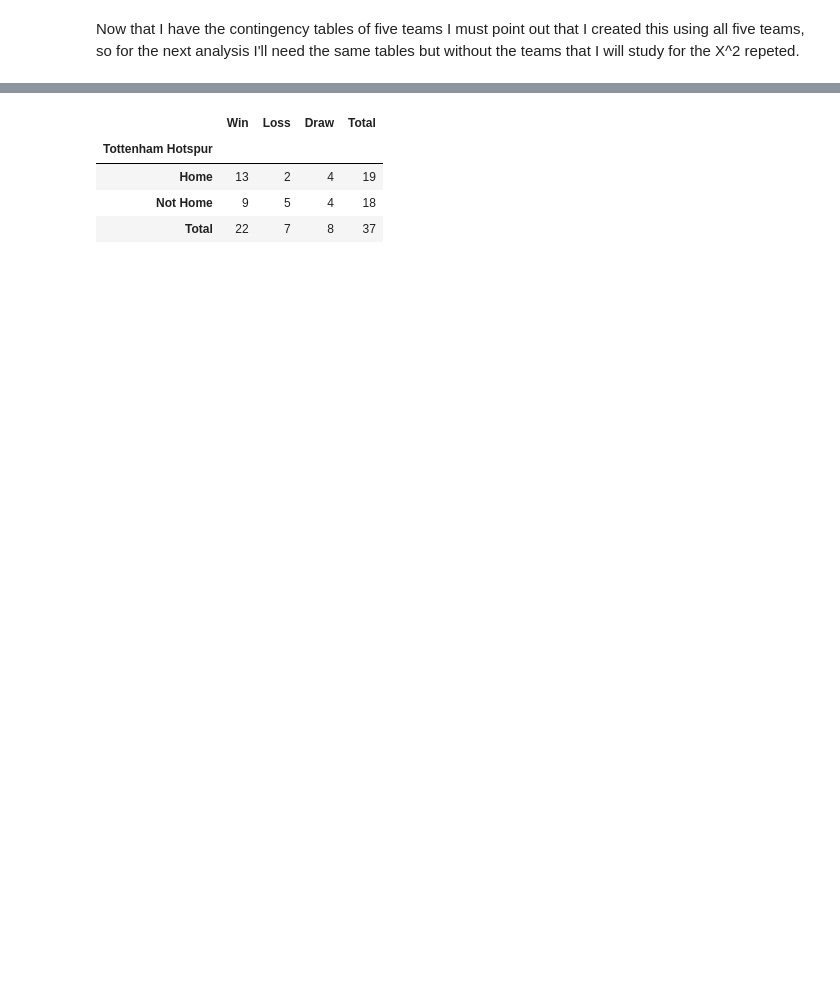
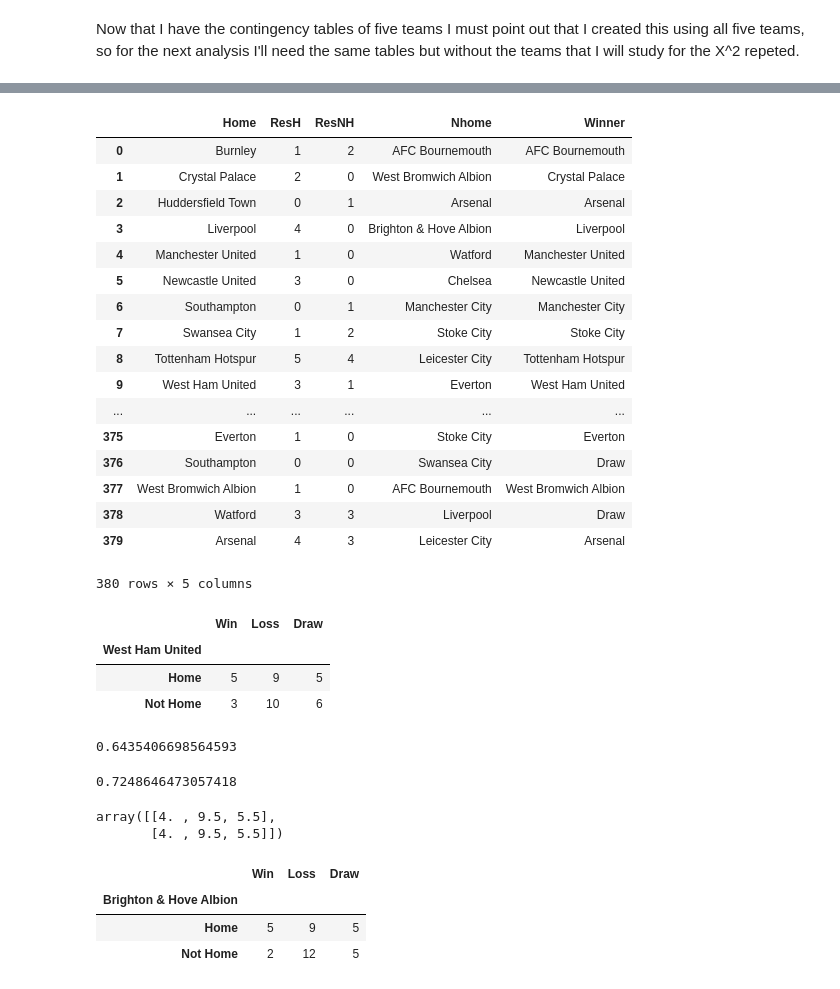
Before and after one commit to DavideZingaro/HW2, a Jupyter notebook: ExRQ2.ipynb, the cells around one changed output, grey strips where cells are left out. Cells and saved outputs as stored; diff of their text form; code cells hidden in the pictures; blank space fills up the shorter version.

```diff
--- a/ExRQ2.ipynb
+++ b/ExRQ2.ipynb
@@ -445,0 +513,21 @@ Now that I have the contingency tables of five teams I must point out that I cre
+# %%
+alldata
+# %% [output]
+|  | Home | ResH | ResNH | Nhome | Winner |
+| 0 | Burnley | 1 | 2 | AFC Bournemouth | AFC Bournemouth |
+| 1 | Crystal Palace | 2 | 0 | West Bromwich Albion | Crystal Palace |
+| 2 | Huddersfield Town | 0 | 1 | Arsenal | Arsenal |
+| 3 | Liverpool | 4 | 0 | Brighton & Hove Albion | Liverpool |
+| 4 | Manchester United | 1 | 0 | Watford | Manchester United |
+| 5 | Newcastle United | 3 | 0 | Chelsea | Newcastle United |
+| 6 | Southampton | 0 | 1 | Manchester City | Manchester City |
+| 7 | Swansea City | 1 | 2 | Stoke City | Stoke City |
+| 8 | Tottenham Hotspur | 5 | 4 | Leicester City | Tottenham Hotspur |
+| 9 | West Ham United | 3 | 1 | Everton | West Ham United |
+| ... | ... | ... | ... | ... | ... |
+| 375 | Everton | 1 | 0 | Stoke City | Everton |
+| 376 | Southampton | 0 | 0 | Swansea City | Draw |
+| 377 | West Bromwich Albion | 1 | 0 | AFC Bournemouth | West Bromwich Albion |
+| 378 | Watford | 3 | 3 | Liverpool | Draw |
+| 379 | Arsenal | 4 | 3 | Leicester City | Arsenal |
+380 rows × 5 columns
@@ -445,0 +553,7 @@ Now that I have the contingency tables of five teams I must point out that I cre
+# %%
+T2
+# %% [output]
+|  | Win | Loss | Draw |
+| West Ham United |  |  |  |
+| Home | 5 | 9 | 5 |
+| Not Home | 3 | 10 | 6 |
@@ -445,0 +562,13 @@ Now that I have the contingency tables of five teams I must point out that I cre
+# %%
+chi22
+# %% [output]
+0.6435406698564593
+# %%
+p2
+# %% [output]
+0.7248646473057418
+# %%
+expec2
+# %% [output]
+array([[4. , 9.5, 5.5],
+       [4. , 9.5, 5.5]])
@@ -470,8 +598,7 @@ CT = (pd.DataFrame(raw_data, index = pd.Index(['Home','Not Home','Total'], name
-# %%
-CT
-# %% [output]
-|  | Win | Loss | Draw | Total |
-| Tottenham Hotspur |  |  |  |  |
-| Home | 13 | 2 | 4 | 19 |
-| Not Home | 9 | 5 | 4 | 18 |
-| Total | 22 | 7 | 8 | 37 |
+# %%
+T3
+# %% [output]
+|  | Win | Loss | Draw |
+| Brighton & Hove Albion |  |  |  |
+| Home | 5 | 9 | 5 |
+| Not Home | 2 | 12 | 5 |
```
Also changed, not shown: parts of 33 cells of this notebook.
